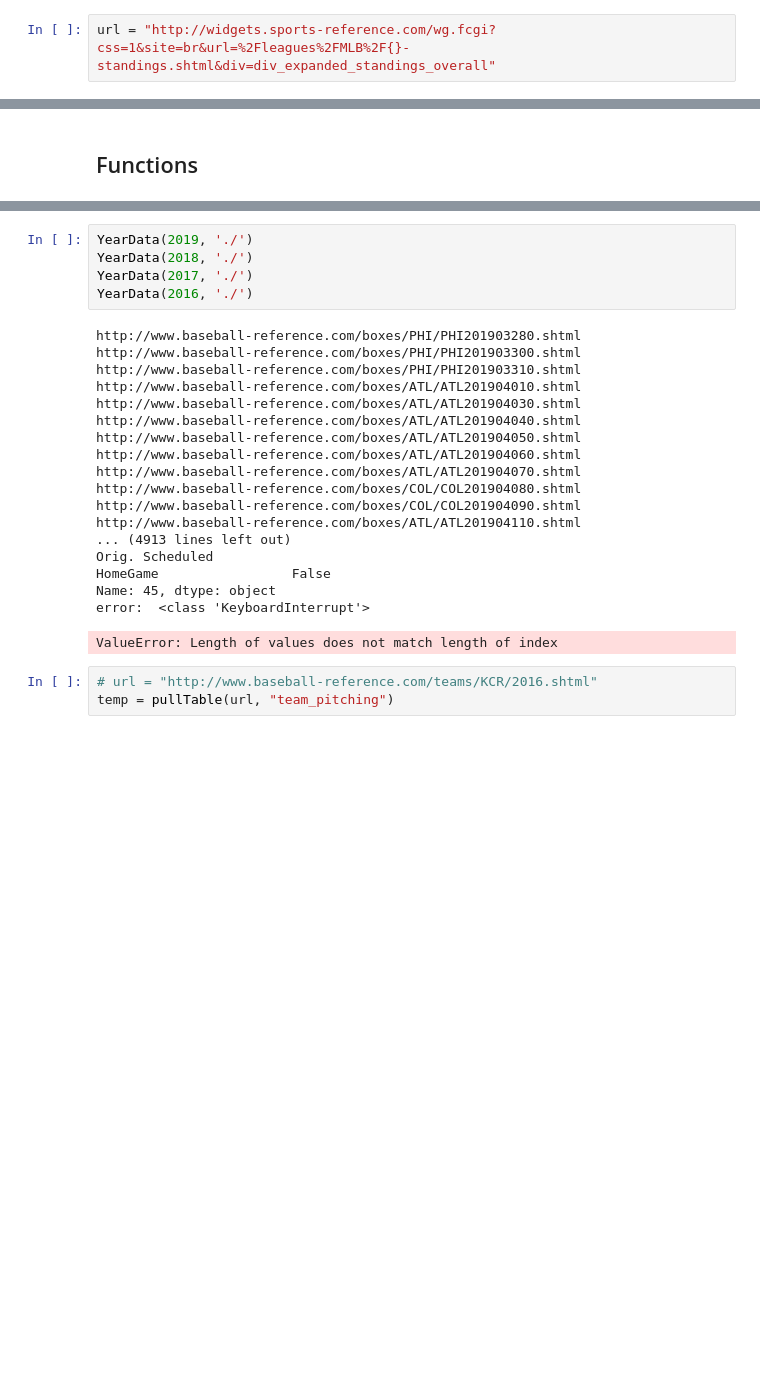
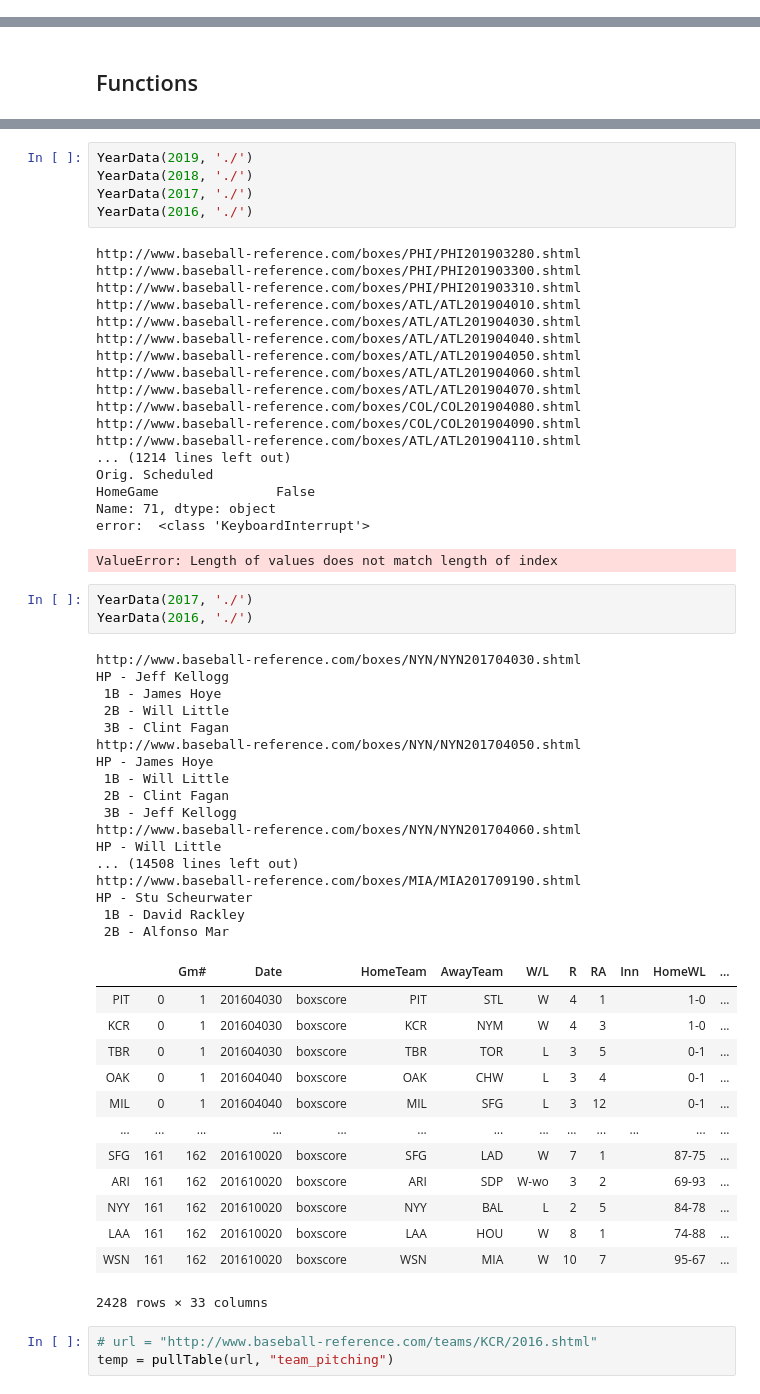
Before and after one commit to jonathanduvan/batting-model, a Jupyter notebook: battingNotebook.ipynb, the cells around one changed output, grey strips where cells are left out. Saved outputs shown, nothing was run; the diff lists cells and outputs as text; blank space fills up the shorter version.

```diff
--- a/battingNotebook.ipynb
+++ b/battingNotebook.ipynb
@@ -24,2 +16,0 @@ Feel free to adapt it to your needs.
-# %%
-url = "http://widgets.sports-reference.com/wg.fcgi?css=1&site=br&url=%2Fleagues%2FMLB%2F{}-standings.shtml&div=div_expanded_standings_overall"
@@ -682,12 +663,46 @@ http://www.baseball-reference.com/boxes/ATL/ATL201904070.shtml
 http://www.baseball-reference.com/boxes/COL/COL201904080.shtml
 http://www.baseball-reference.com/boxes/COL/COL201904090.shtml
 http://www.baseball-reference.com/boxes/ATL/ATL201904110.shtml
-... (4913 lines left out)
+... (1214 lines left out)
 Orig. Scheduled
-HomeGame                 False
-Name: 45, dtype: object
+HomeGame               False
+Name: 71, dtype: object
 error:  <class 'KeyboardInterrupt'>
 ValueError: Length of values does not match length of index
+# %%
+YearData(2017, './')
+YearData(2016, './')
+# %% [output]
+http://www.baseball-reference.com/boxes/NYN/NYN201704030.shtml
+HP - Jeff Kellogg
+ 1B - James Hoye
+ 2B - Will Little
+ 3B - Clint Fagan
+http://www.baseball-reference.com/boxes/NYN/NYN201704050.shtml
+HP - James Hoye
+ 1B - Will Little
+ 2B - Clint Fagan
+ 3B - Jeff Kellogg
+http://www.baseball-reference.com/boxes/NYN/NYN201704060.shtml
+HP - Will Little
+... (14508 lines left out)
+http://www.baseball-reference.com/boxes/MIA/MIA201709190.shtml
+HP - Stu Scheurwater
+ 1B - David Rackley
+ 2B - Alfonso Mar
+|  |  | Gm# | Date |  | HomeTeam | AwayTeam | W/L | R | RA | Inn | HomeWL | ... |
+| PIT | 0 | 1 | 201604030 | boxscore | PIT | STL | W | 4 | 1 |  | 1-0 | ... |
+| KCR | 0 | 1 | 201604030 | boxscore | KCR | NYM | W | 4 | 3 |  | 1-0 | ... |
+| TBR | 0 | 1 | 201604030 | boxscore | TBR | TOR | L | 3 | 5 |  | 0-1 | ... |
+| OAK | 0 | 1 | 201604040 | boxscore | OAK | CHW | L | 3 | 4 |  | 0-1 | ... |
+| MIL | 0 | 1 | 201604040 | boxscore | MIL | SFG | L | 3 | 12 |  | 0-1 | ... |
+| ... | ... | ... | ... | ... | ... | ... | ... | ... | ... | ... | ... | ... |
+| SFG | 161 | 162 | 201610020 | boxscore | SFG | LAD | W | 7 | 1 |  | 87-75 | ... |
+| ARI | 161 | 162 | 201610020 | boxscore | ARI | SDP | W-wo | 3 | 2 |  | 69-93 | ... |
+| NYY | 161 | 162 | 201610020 | boxscore | NYY | BAL | L | 2 | 5 |  | 84-78 | ... |
+| LAA | 161 | 162 | 201610020 | boxscore | LAA | HOU | W | 8 | 1 |  | 74-88 | ... |
+| WSN | 161 | 162 | 201610020 | boxscore | WSN | MIA | W | 10 | 7 |  | 95-67 | ... |
+2428 rows × 33 columns
 # %%
 # url = "http://www.baseball-reference.com/teams/KCR/2016.shtml"
 temp = pullTable(url, "team_pitching")
```
Also changed, not shown: parts of 67 cells of this notebook.
